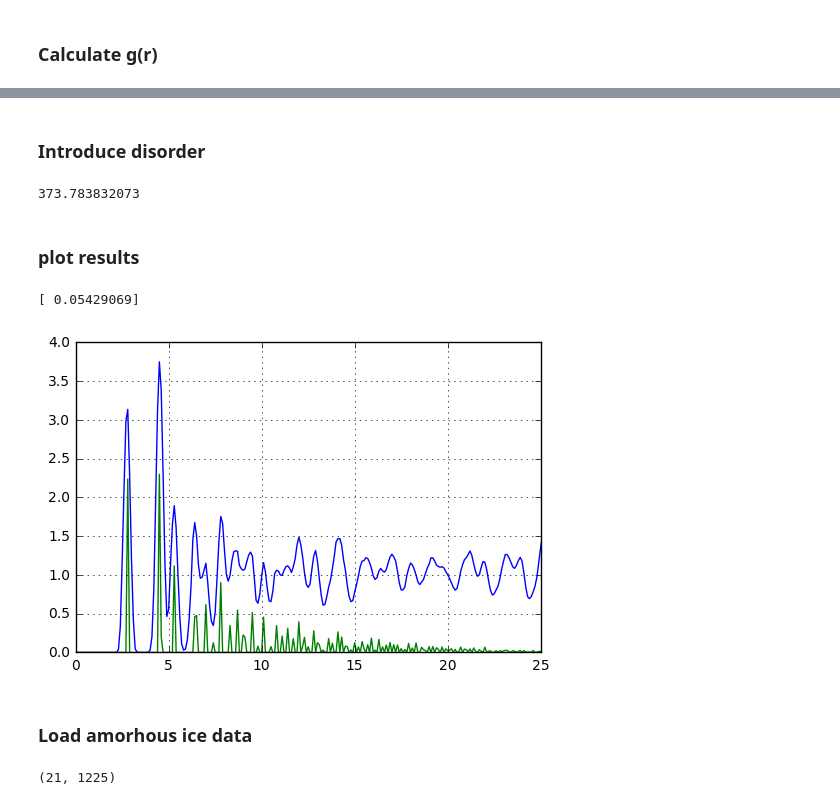
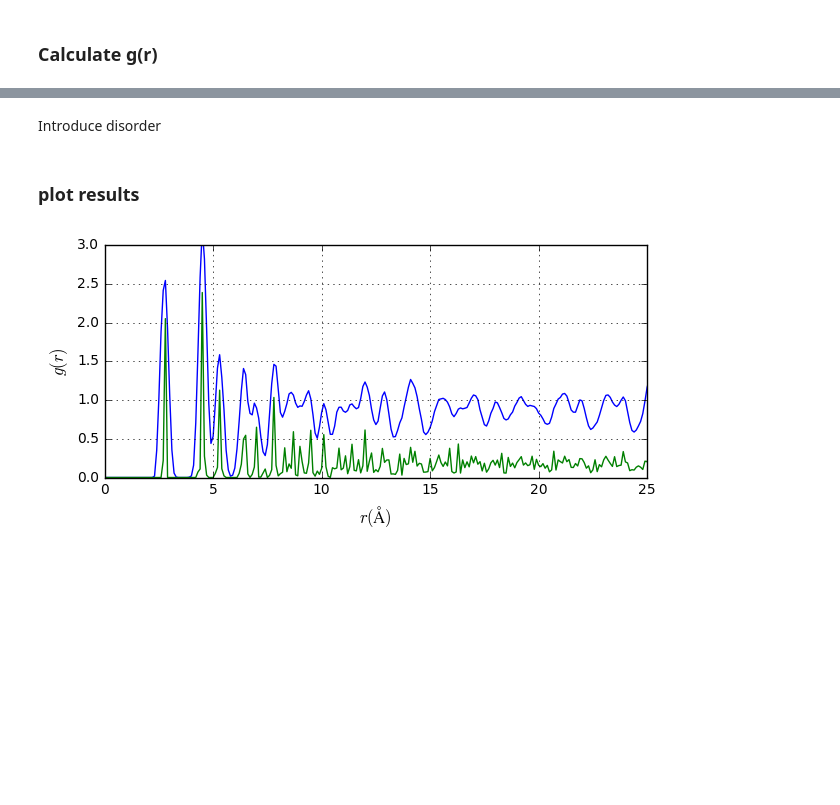
Before and after one commit to fperakis/ice-xrd, a Jupyter notebook: examples/01_expanding_iceIh.ipynb, the cells around one changed output, grey strips where cells are left out. Cells and saved outputs as stored; diff of their text form; code cells hidden in the pictures; blank space fills up the shorter version.

```diff
--- a/examples/01_expanding_iceIh.ipynb
+++ b/examples/01_expanding_iceIh.ipynb
@@ -42,3 +35,7 @@ print data_file
+# %%
+save_path = '../analysis/'
+data_path = '../data/'
+data_file = '%s%s.pdb'%(data_path,file_name)
 # %% [markdown]
 ### Load data
 # %%
@@ -104,10 +72,11 @@ Save expanded
 # %%
-gr0 = calculate_gr(xyz,nbins=nbins,bin_width=bin_width,density=density,radius = max_r)
+t0 = time.time()
+gr0 = calculate_gr(xyz_unique,nbins=nbins,bin_width=bin_width,density=density,radius = max_r)
 r = np.arange(0,nbins*bin_width,bin_width)
+print time.time()-t0
-# %% [markdown]
-### Introduce disorder
+# %% [markdown]
+Introduce disorder
 # %%
-r = np.arange(0,nbins*bin_width,bin_width)
 gr = np.zeros(nbins)
 n_oxygens = xyz_unique.shape[0]
 
@@ -119,19 +88,17 @@ for i in range(n_random):
     gr += calculate_gr(xyz_unique+dxyz,nbins=nbins,bin_width=bin_width,density=density,radius = max_r)
 gr/=float(n_random)
 print time.time()-t0
-# %% [output]
-373.783832073
 # %% [markdown]
 ### plot results
 # %%
-plt.plot(r,gr*25)
+plt.figure(figsize=[7,3])
+plt.plot(r,gr)
 plt.plot(r,gr0*dr)
 plt.xlim(0,25)
-#plt.ylim(0,3)
+plt.ylim(0,3)
 plt.grid()
-
-print gr[r==25]
+plt.ylabel(r'$g(r)$',size=12)
+plt.xlabel(r'$r (\rm \AA)$',size=12)
 plt.show()
 # %% [output]
-[ 0.05429069]
-[figure, old version]
+[figure, new version]
@@ -140,14 +104,0 @@ plt.show()
-# %% [markdown]
-### Load amorhous ice data
-# %%
-files = ['eHDAr256-356_slow_heat_rate_temp_Sq_q.npy',
-         'eHDAr256-356_slow_heat_rate_temp_gr_r.npy']
-path = '/Users/fivos/Documents/Projects/12 WAXS APS amorphous ices/02_analysis/05 SCRIPTS/03_Daniel_P/data/'
-#temperature,Sq,q = np.load(path+files[0])
-temperature,gr2,r2 = np.load(path+files[1])
-temperature += 10
-
-gr2[:,:122]=0
-print gr2.shape
-# %% [output]
-(21, 1225)
```
Also changed, not shown: parts of 17 cells of this notebook.
